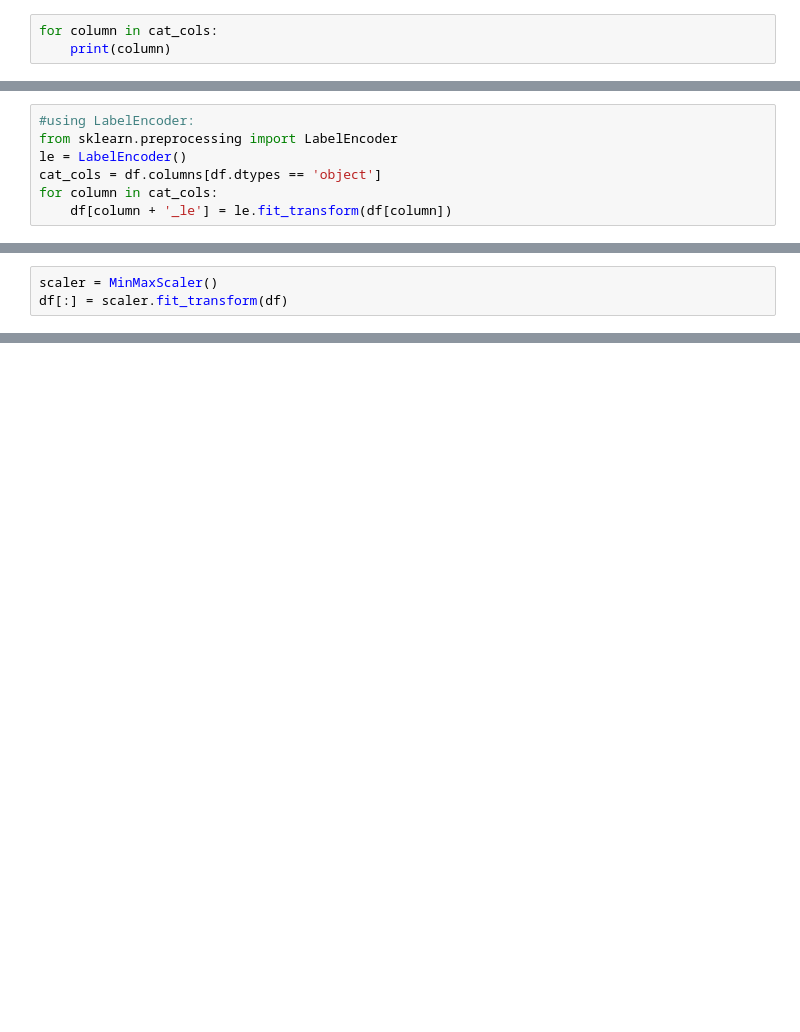
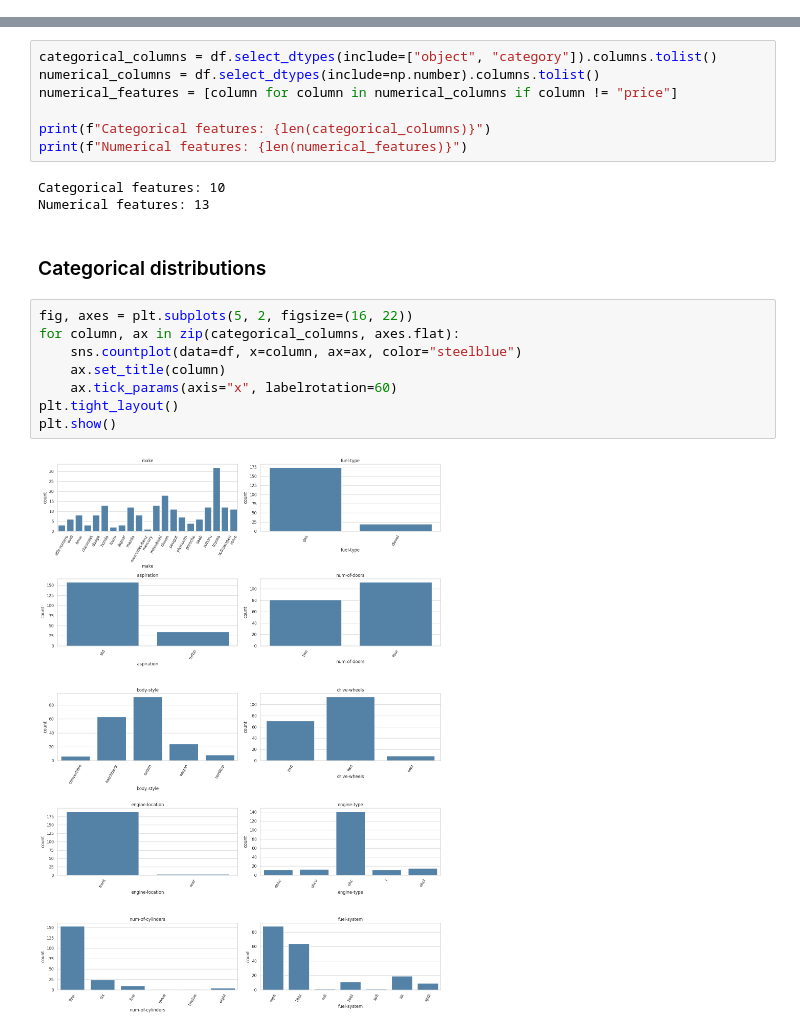
Before and after one commit to K1M1A-K1/Car-Price-Prediction-With-Linear-Regression, a Jupyter notebook: price_prediction.ipynb, the cells around one changed output, grey strips where cells are left out. Drawn from its saved outputs; the diff is of its cells as text; blank space fills up the shorter version.

```diff
--- a/price_prediction.ipynb
+++ b/price_prediction.ipynb
@@ -203,3 +75,0 @@ pandas.core.indexes.base.Index
-# %%
-for column in cat_cols:
-    print(column)
@@ -225,7 +75,0 @@ memory usage: 167.5 KB
-# %%
-#using LabelEncoder:
-from sklearn.preprocessing import LabelEncoder
-le = LabelEncoder()
-cat_cols = df.columns[df.dtypes == 'object']
-for column in cat_cols:
-    df[column + '_le'] = le.fit_transform(df[column])
@@ -279,3 +75,0 @@ for each_column in df:
-# %%
-scaler = MinMaxScaler()
-df[:] = scaler.fit_transform(df)
@@ -344,0 +80,22 @@ The root mean squared error = 0.004219400578139073
+# %%
+categorical_columns = df.select_dtypes(include=["object", "category"]).columns.tolist()
+numerical_columns = df.select_dtypes(include=np.number).columns.tolist()
+numerical_features = [column for column in numerical_columns if column != "price"]
+
+print(f"Categorical features: {len(categorical_columns)}")
+print(f"Numerical features: {len(numerical_features)}")
+# %% [output]
+Categorical features: 10
+Numerical features: 13
+# %% [markdown]
+### Categorical distributions
+# %%
+fig, axes = plt.subplots(5, 2, figsize=(16, 22))
+for column, ax in zip(categorical_columns, axes.flat):
+    sns.countplot(data=df, x=column, ax=ax, color="steelblue")
+    ax.set_title(column)
+    ax.tick_params(axis="x", labelrotation=60)
+plt.tight_layout()
+plt.show()
+# %% [output]
+[figure, added]
```
Also changed, not shown: parts of 57 cells of this notebook.
